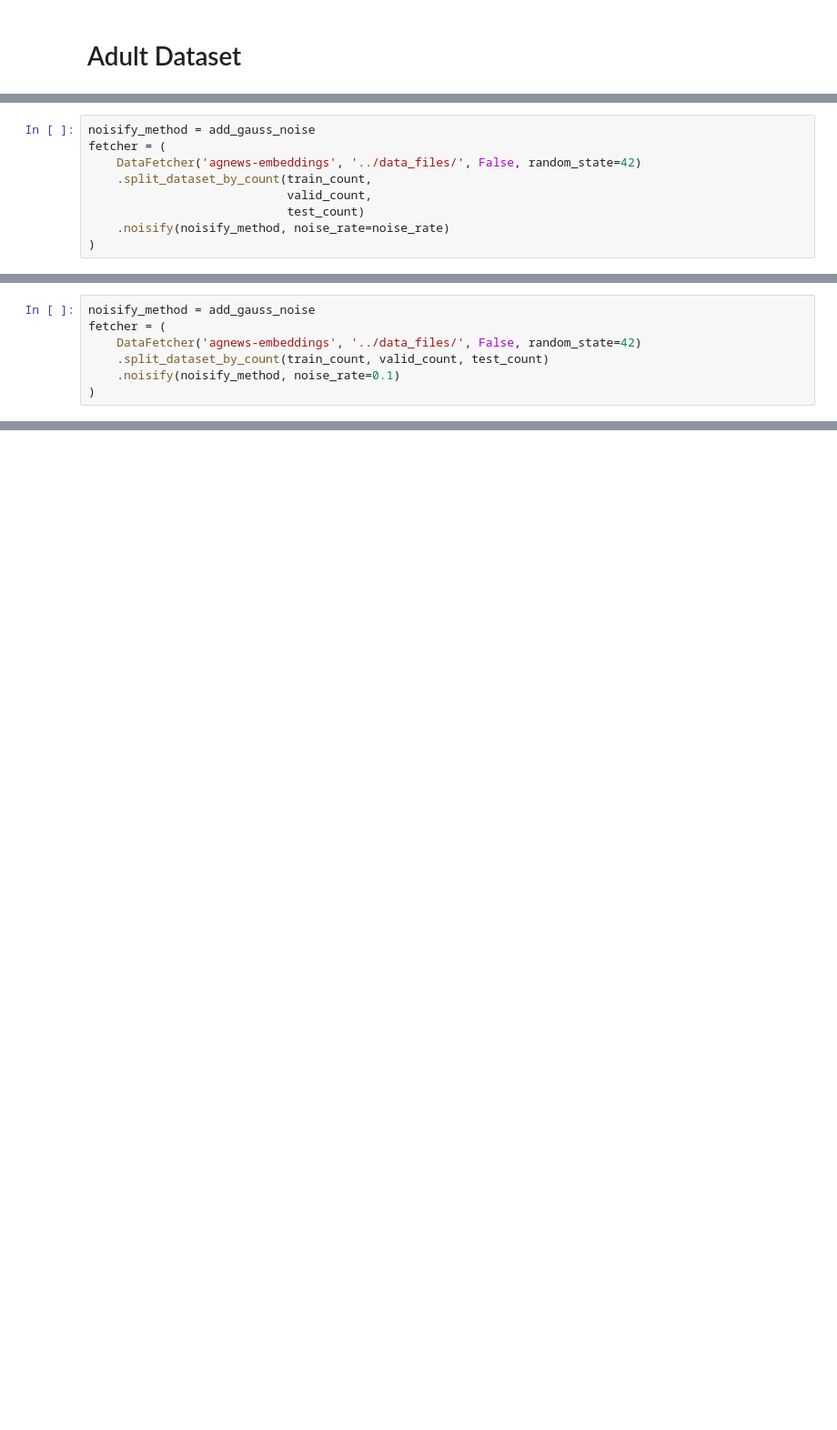
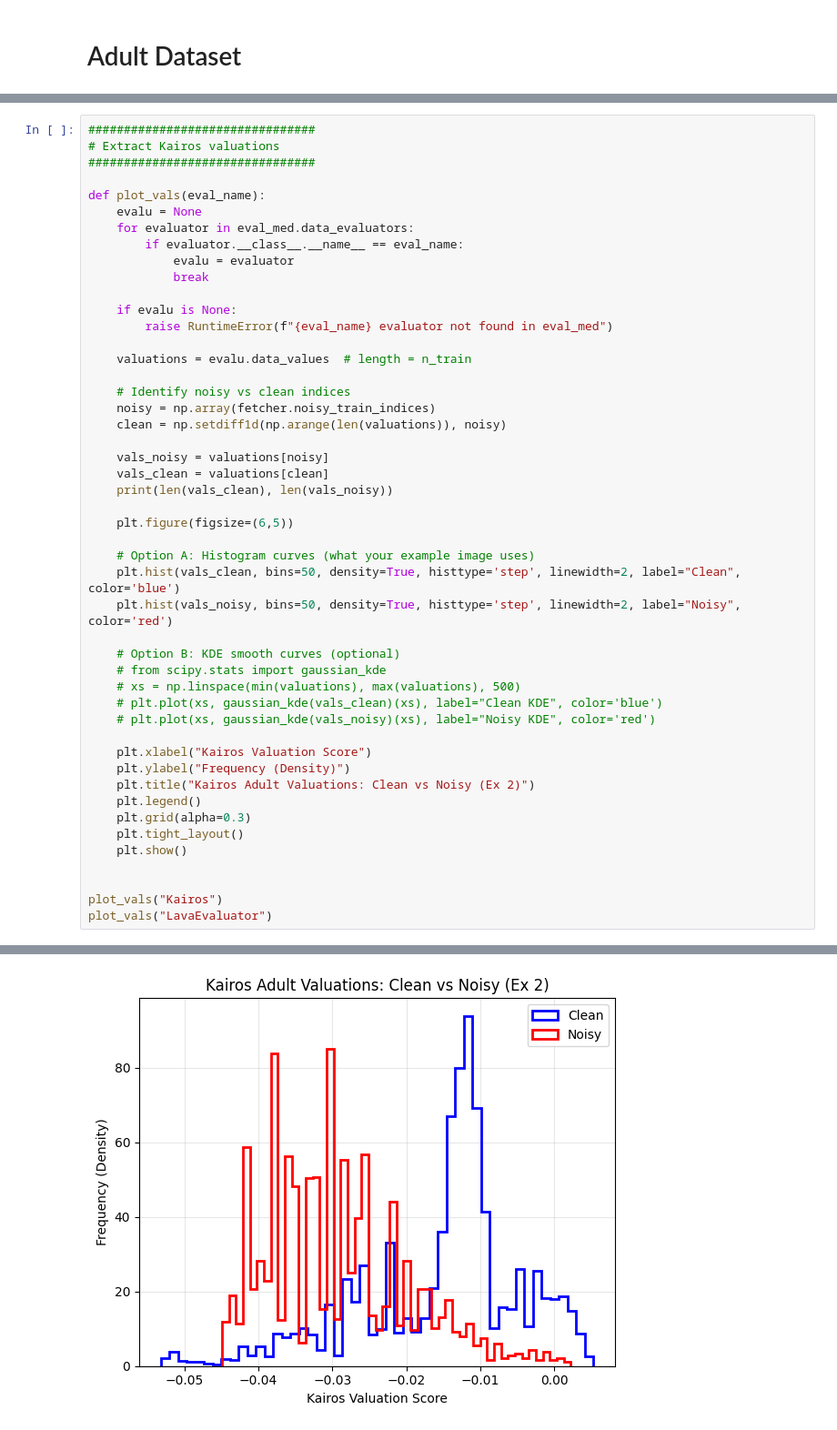
Before and after one commit to deepikasenthil24/data-valuation-q1, a Jupyter notebook: kairos/examples/adult-data-kairos.ipynb, the cells around one changed output, grey strips where cells are left out. Shown at 91% size. Drawn from its saved outputs; the diff is of its cells as text; blank space fills up the shorter version.

Commit message:
added density separation plots, accuracy calc, and lava comparison

```diff
--- a/kairos/examples/adult-data-kairos.ipynb
+++ b/kairos/examples/adult-data-kairos.ipynb
@@ -446,9 +154,0 @@ noise_rate = 0.1
-# %%
-noisify_method = add_gauss_noise
-fetcher = (
-    DataFetcher('agnews-embeddings', '../data_files/', False, random_state=42)
-    .split_dataset_by_count(train_count,
-                            valid_count,
-                            test_count)
-    .noisify(noisify_method, noise_rate=noise_rate)
-)
@@ -529,7 +154,0 @@ Elapsed time Kairos(sigma_feature=6.593077182769775, lambda_weight=0.97): 0:00:0
-# %%
-noisify_method = add_gauss_noise
-fetcher = (
-    DataFetcher('agnews-embeddings', '../data_files/', False, random_state=42)
-    .split_dataset_by_count(train_count, valid_count, test_count)
-    .noisify(noisify_method, noise_rate=0.1)
-)
@@ -616,0 +155,49 @@ Elapsed time Kairos(sigma_feature=3.1525983810424805, lambda_weight=1): 0:00:02.
+# %%
+################################
+# Extract Kairos valuations
+################################
+
+def plot_vals(eval_name):
+    evalu = None
+    for evaluator in eval_med.data_evaluators:
+        if evaluator.__class__.__name__ == eval_name:
+            evalu = evaluator
+            break
+
+    if evalu is None:
+        raise RuntimeError(f"{eval_name} evaluator not found in eval_med")
+
+    valuations = evalu.data_values  # length = n_train
+
+    # Identify noisy vs clean indices
+    noisy = np.array(fetcher.noisy_train_indices)
+    clean = np.setdiff1d(np.arange(len(valuations)), noisy)
+
+    vals_noisy = valuations[noisy]
+    vals_clean = valuations[clean]
+    print(len(vals_clean), len(vals_noisy))
+
+    plt.figure(figsize=(6,5))
+
+    # Option A: Histogram curves (what your example image uses)
+    plt.hist(vals_clean, bins=50, density=True, histtype='step', linewidth=2, label="Clean", color='blue')
+    plt.hist(vals_noisy, bins=50, density=True, histtype='step', linewidth=2, label="Noisy", color='red')
+
+    # Option B: KDE smooth curves (optional)
+    # from scipy.stats import gaussian_kde
+    # xs = np.linspace(min(valuations), max(valuations), 500)
+    # plt.plot(xs, gaussian_kde(vals_clean)(xs), label="Clean KDE", color='blue')
+    # plt.plot(xs, gaussian_kde(vals_noisy)(xs), label="Noisy KDE", color='red')
+
+    plt.xlabel("Kairos Valuation Score")
+    plt.ylabel("Frequency (Density)")
+    plt.title("Kairos Adult Valuations: Clean vs Noisy (Ex 2)")
+    plt.legend()
+    plt.grid(alpha=0.3)
+    plt.tight_layout()
+    plt.show()
+
+
+plot_vals("Kairos")
+plot_vals("LavaEvaluator")
+# %% [output]
@@ -616,0 +205 @@ Elapsed time Kairos(sigma_feature=3.1525983810424805, lambda_weight=1): 0:00:02.
+[figure, added]
```
Also changed, not shown: parts of 46 cells of this notebook.
